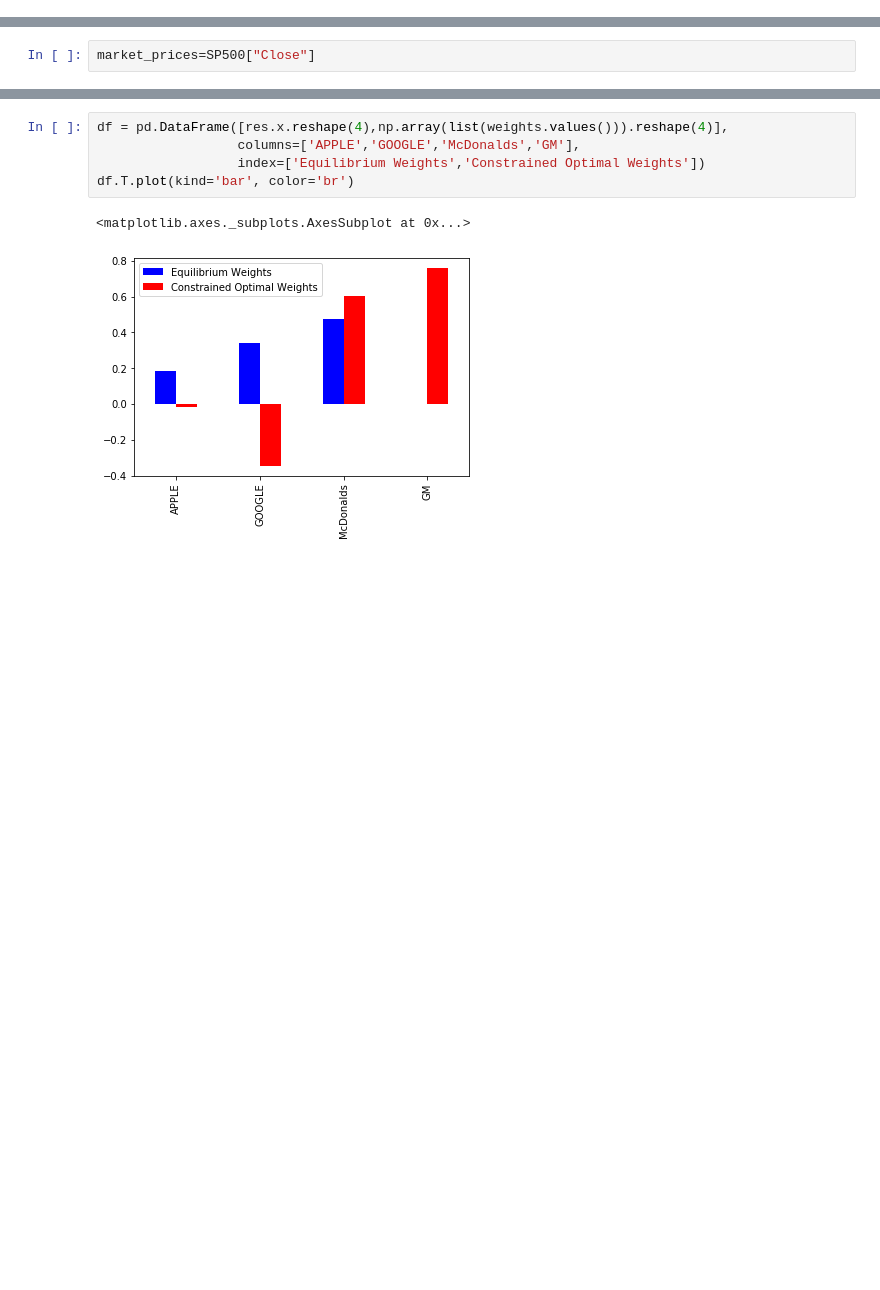
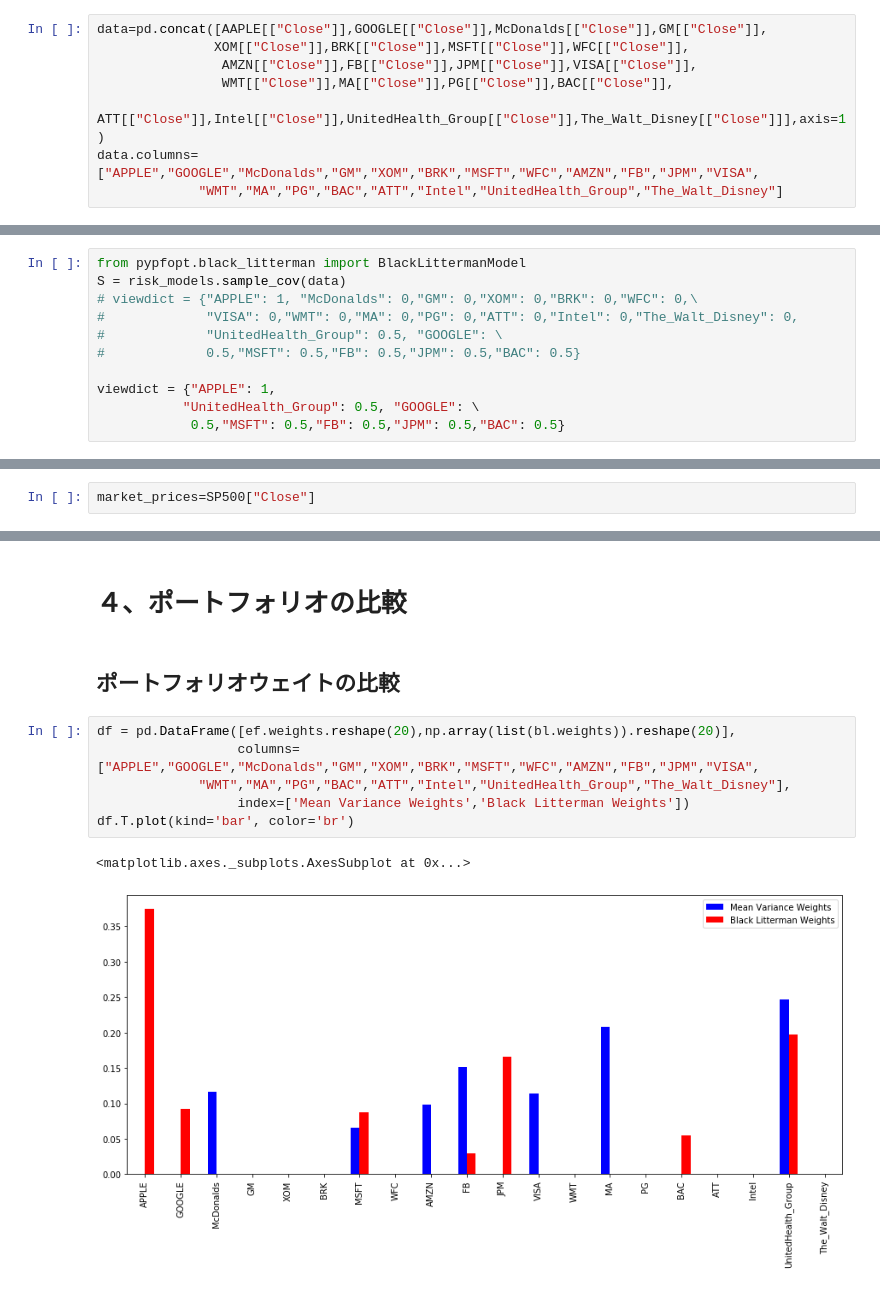
Before and after one commit to lujiaweigood/Black-Litterman-Model-and-Mean-Variance-Model, a Jupyter notebook: portfolio.ipynb, the cells around one changed output, grey strips where cells are left out. Cells and saved outputs as stored; diff of their text form; blank space fills up the shorter version.

```diff
--- a/portfolio.ipynb
+++ b/portfolio.ipynb
@@ -71,0 +127,8 @@ Date
+# %%
+data=pd.concat([AAPLE[["Close"]],GOOGLE[["Close"]],McDonalds[["Close"]],GM[["Close"]],
+               XOM[["Close"]],BRK[["Close"]],MSFT[["Close"]],WFC[["Close"]],
+                AMZN[["Close"]],FB[["Close"]],JPM[["Close"]],VISA[["Close"]],
+                WMT[["Close"]],MA[["Close"]],PG[["Close"]],BAC[["Close"]],
+                ATT[["Close"]],Intel[["Close"]],UnitedHealth_Group[["Close"]],The_Walt_Disney[["Close"]]],axis=1)
+data.columns=["APPLE","GOOGLE","McDonalds","GM","XOM","BRK","MSFT","WFC","AMZN","FB","JPM","VISA",
+             "WMT","MA","PG","BAC","ATT","Intel","UnitedHealth_Group","The_Walt_Disney"]
@@ -305,0 +373,11 @@ rets = bl.bl_returns()
+# %%
+from pypfopt.black_litterman import BlackLittermanModel
+S = risk_models.sample_cov(data)
+# viewdict = {"APPLE": 1, "McDonalds": 0,"GM": 0,"XOM": 0,"BRK": 0,"WFC": 0,\
+#             "VISA": 0,"WMT": 0,"MA": 0,"PG": 0,"ATT": 0,"Intel": 0,"The_Walt_Disney": 0,
+#             "UnitedHealth_Group": 0.5, "GOOGLE": \
+#             0.5,"MSFT": 0.5,"FB": 0.5,"JPM": 0.5,"BAC": 0.5}
+
+viewdict = {"APPLE": 1,
+           "UnitedHealth_Group": 0.5, "GOOGLE": \
+            0.5,"MSFT": 0.5,"FB": 0.5,"JPM": 0.5,"BAC": 0.5}
@@ -340,9 +478,14 @@ weights
+# %% [markdown]
+# ４、ポートフォリオの比較
+# %% [markdown]
+## ポートフォリオウェイトの比較
 # %%
-df = pd.DataFrame([res.x.reshape(4),np.array(list(weights.values())).reshape(4)],
-                  columns=['APPLE','GOOGLE','McDonalds','GM'],
-                  index=['Equilibrium Weights','Constrained Optimal Weights'])
+df = pd.DataFrame([ef.weights.reshape(20),np.array(list(bl.weights)).reshape(20)],
+                  columns=["APPLE","GOOGLE","McDonalds","GM","XOM","BRK","MSFT","WFC","AMZN","FB","JPM","VISA",
+             "WMT","MA","PG","BAC","ATT","Intel","UnitedHealth_Group","The_Walt_Disney"],
+                  index=['Mean Variance Weights','Black Litterman Weights'])
 df.T.plot(kind='bar', color='br')
 # %% [output]
 <matplotlib.axes._subplots.AxesSubplot at 0x...>
-[figure, old version]
+[figure, new version]
 # %% [markdown]
```
Also changed, not shown: parts of 82 cells of this notebook.
